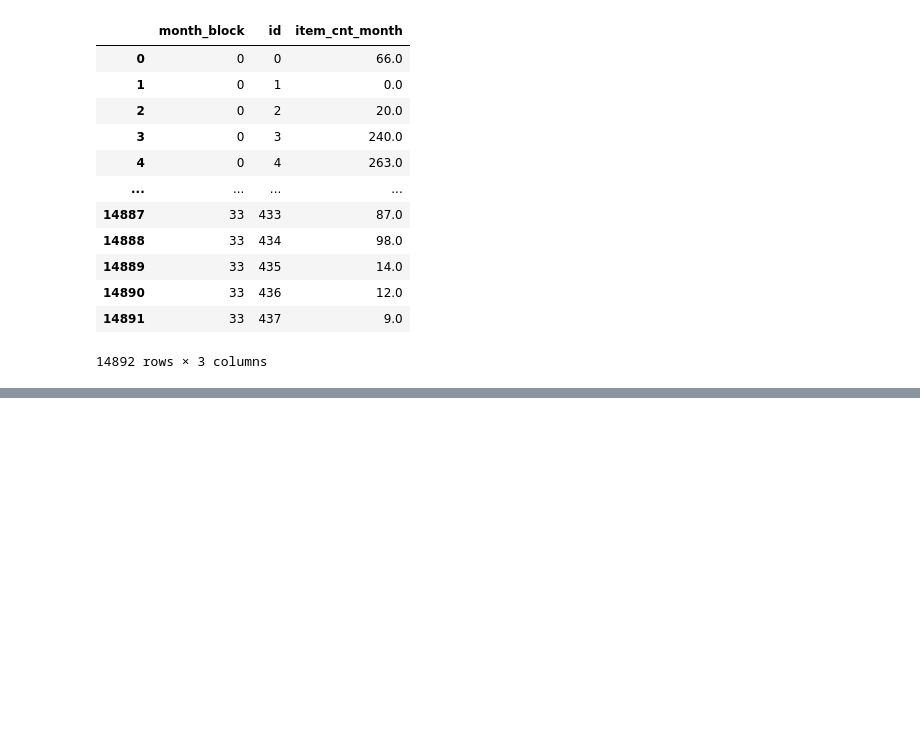
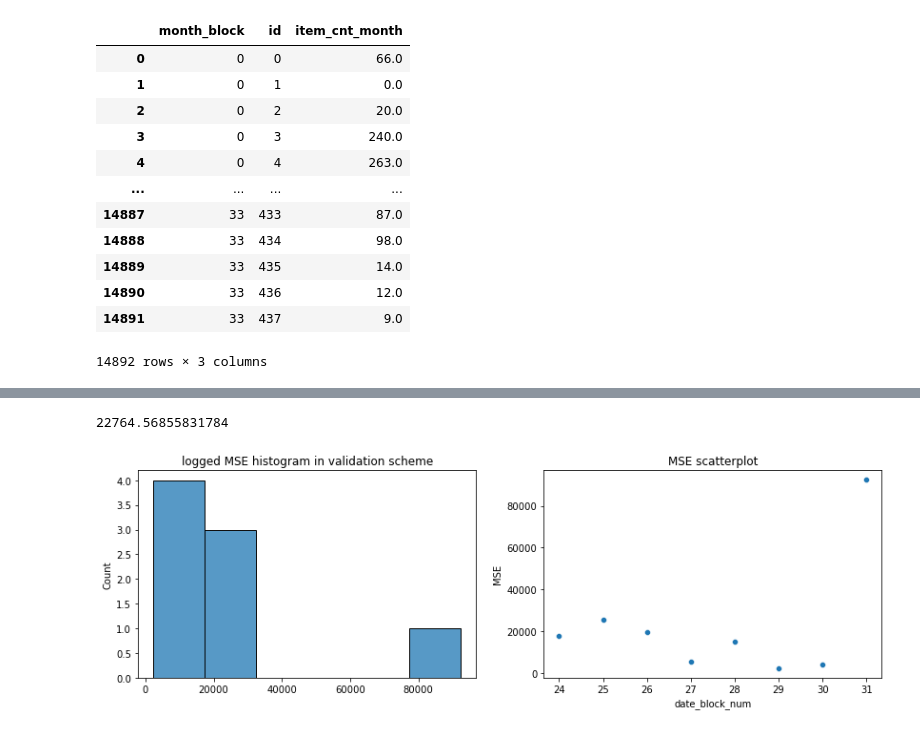
Before and after one commit to Denchidlo/FutureSales, a Jupyter notebook: notebooks/feature_extraction.ipynb, the cells around one changed output, grey strips where cells are left out. Cells and saved outputs as stored; diff of their text form; code cells hidden in the pictures; blank space fills up the shorter version.

```diff
--- a/notebooks/feature_extraction.ipynb
+++ b/notebooks/feature_extraction.ipynb
@@ -352,0 +400,18 @@ ModuleNotFoundError: No module named 'xgboost'
+# %%
+validator_gdbt = RegressionValidator(XGBRegressor, max_depth=20)
+errors['GBDT'] = validator_gdbt.validate(CONFIG['validation_window'], train, target_test)
+
+_, axs = plt.subplots(1, 2, figsize=(14, 4))
+
+axs[0].set_title("logged MSE histogram in validation scheme")
+axs[1].set_title("MSE scatterplot")
+axs[1].set_xlabel('date_block_num')
+axs[1].set_ylabel('MSE')
+
+sns.scatterplot(errors['GBDT'][0], errors['GBDT'][1], ax=axs[1])
+sns.histplot(errors['GBDT'][1], ax=axs[0])
+
+np.mean(errors['GBDT'][1])
+# %% [output]
+22764.56855831784
+[figure, added]
```
Also changed, not shown: parts of 15 cells of this notebook.
